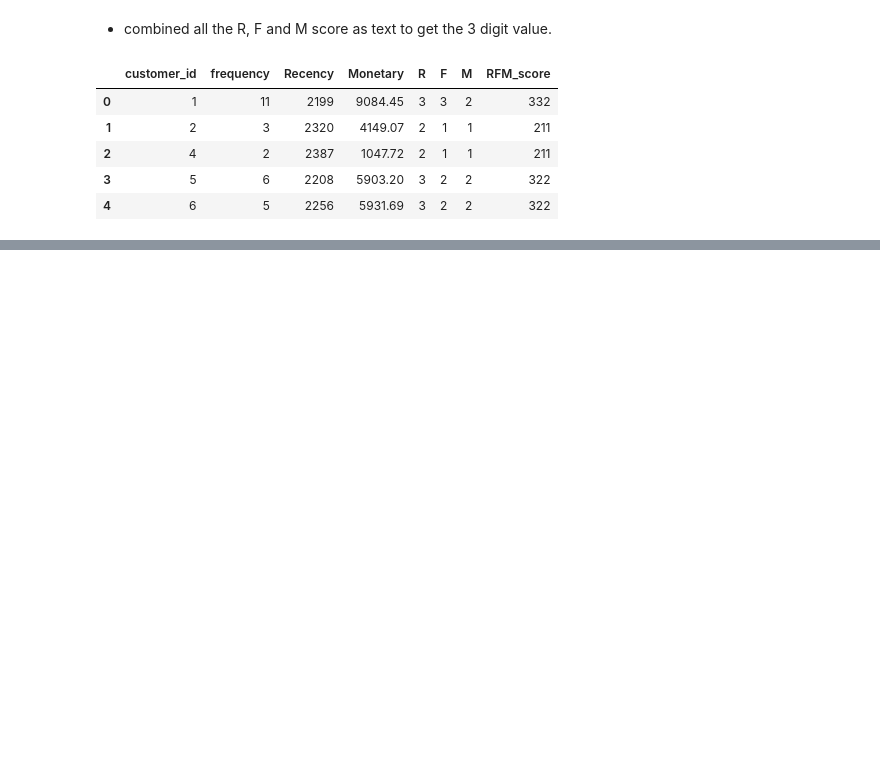
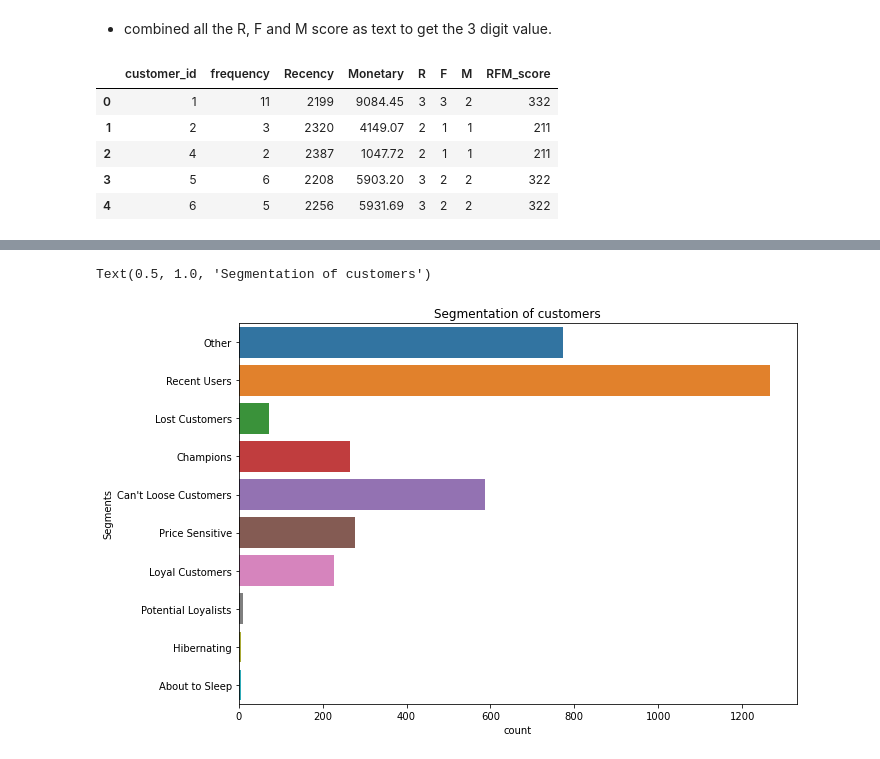
Before and after one commit to Jagadeeshkumaryanda/Customer_Segmentation_Analysis, a Jupyter notebook: RFM_Analysis.ipynb, the cells around one changed output, grey strips where cells are left out. Saved outputs shown, nothing was run; the diff lists cells and outputs as text; code cells hidden in the pictures; blank space fills up the shorter version.

```diff
--- a/RFM_Analysis.ipynb
+++ b/RFM_Analysis.ipynb
@@ -268,0 +273,29 @@ dtype: object
+# %%
+#function to define segments
+
+def segmentation(row):
+    if row['RFM_score'] == '111':
+        return "Lost Customers"
+    elif row['RFM_score'] == '122':
+        return "Hibernating"
+    elif row['RFM_score'] == '112':
+        return "About to Sleep"
+    elif row['RFM_score'] == '321':
+        return "Price Sensitive"
+    elif row['RFM_score'] == '222':
+        return "Loyal Customers"
+    elif row['RFM_score'] == '112':
+        return "Needs Attention"
+    elif row['RFM_score'] == '311':
+        return "Can't Loose Customers"
+    elif row['RFM_score'] == '322':
+        return "Recent Users"
+    elif row['RFM_score'] == '233':
+        return "Potential Loyalists"
+    elif row['RFM_score'] == '333':
+        return "Champions"
+    else:
+        return "Other"
+
+df_rfm['Segments'] = df_rfm.apply(lambda x: segmentation(x), axis=1)
+df_rfm.head()
@@ -268,0 +330,7 @@ dtype: object
+# %%
+plt.figure(figsize=(10,7))
+sns.countplot(y=df_rfm['Segments'], orient='h')
+plt.title("Segmentation of customers")
+# %% [output]
+Text(0.5, 1.0, 'Segmentation of customers')
+[figure, added]
```
Also changed, not shown: parts of 5 cells of this notebook.
